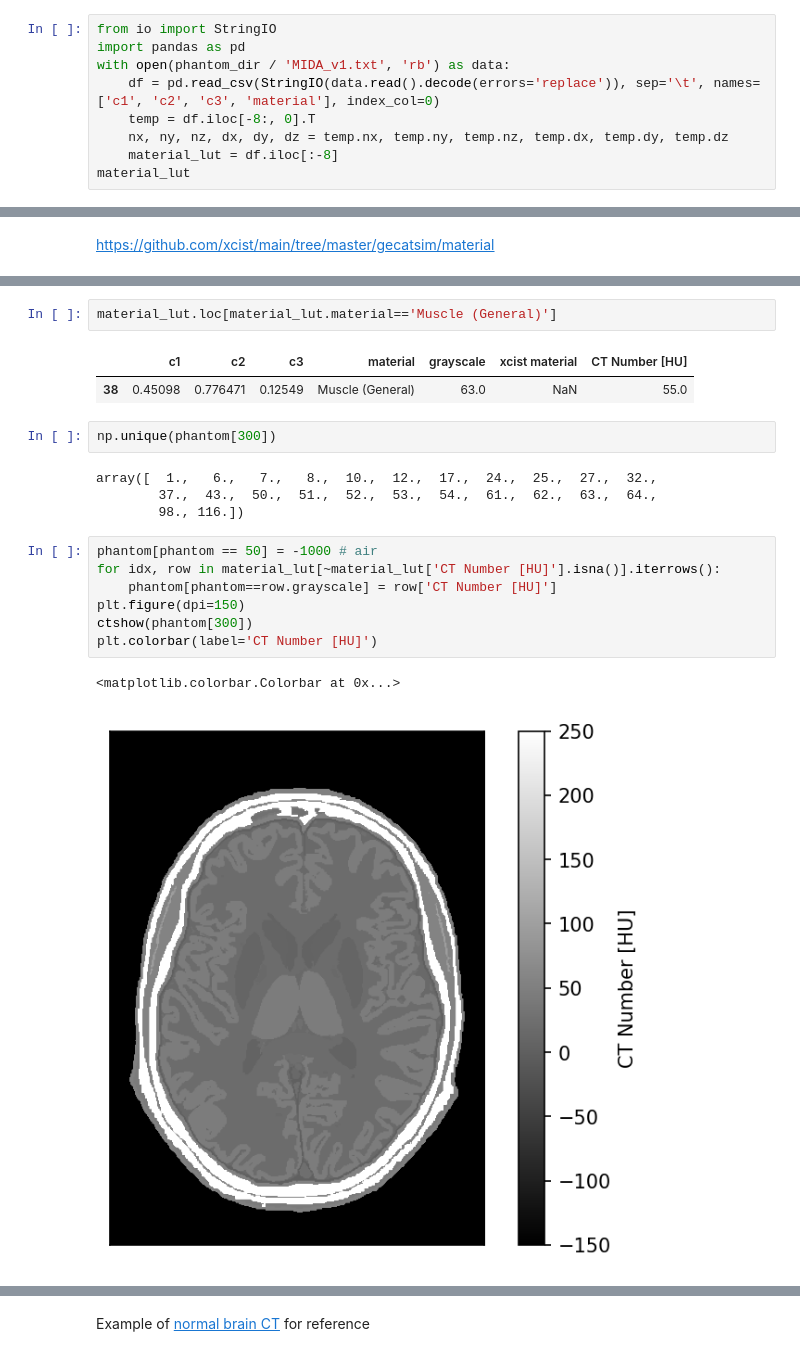
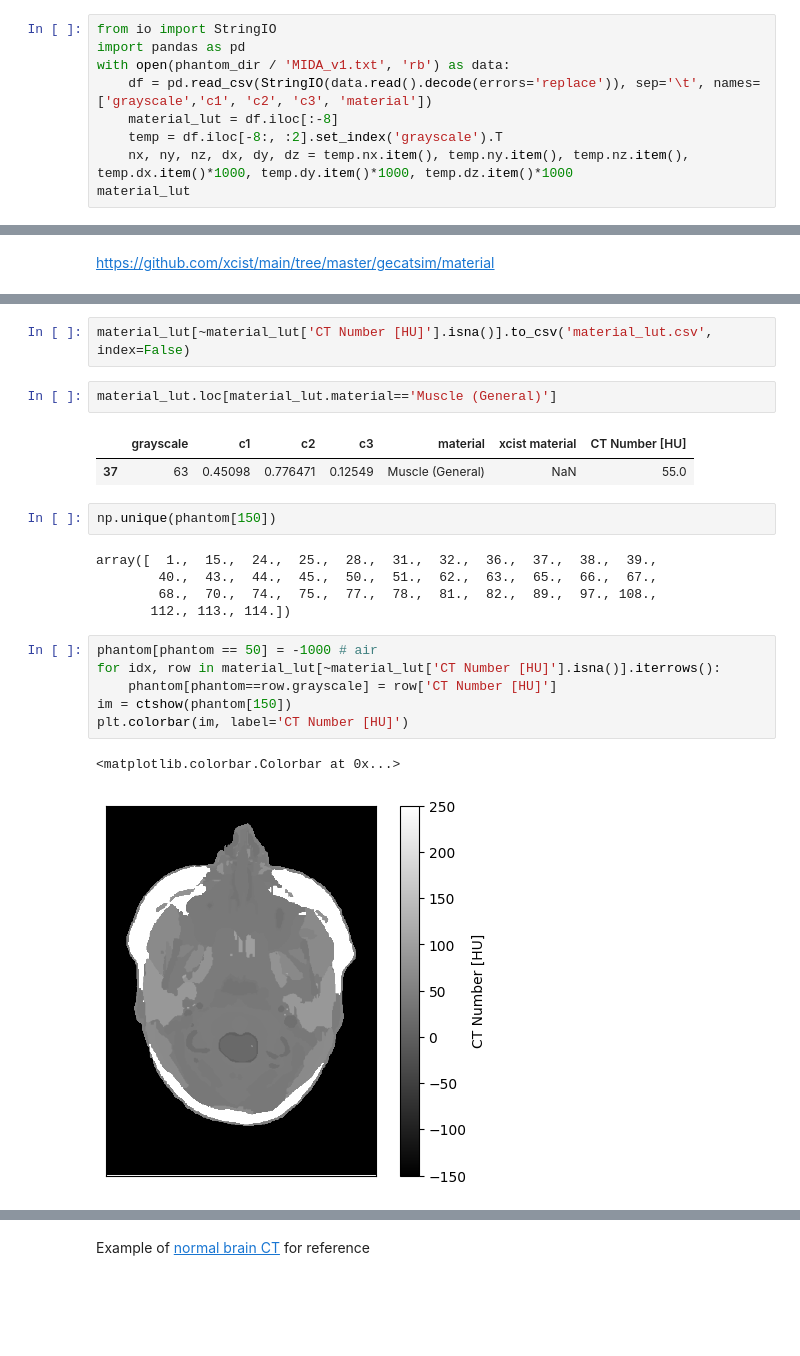
Before and after one commit to brandonjnelsonFDA/PedSilicoICH, a Jupyter notebook: notebooks/ct_head_simulations.ipynb, the cells around one changed output, grey strips where cells are left out. Cells and saved outputs as stored; diff of their text form; blank space fills up the shorter version.

```diff
--- a/notebooks/ct_head_simulations.ipynb
+++ b/notebooks/ct_head_simulations.ipynb
@@ -50,9 +41,9 @@ Below is the look up table for each segment, next step is assigning each an appr
 from io import StringIO
 import pandas as pd
 with open(phantom_dir / 'MIDA_v1.txt', 'rb') as data:
-    df = pd.read_csv(StringIO(data.read().decode(errors='replace')), sep='\t', names=['c1', 'c2', 'c3', 'material'], index_col=0)
-    temp = df.iloc[-8:, 0].T
-    nx, ny, nz, dx, dy, dz = temp.nx, temp.ny, temp.nz, temp.dx, temp.dy, temp.dz
+    df = pd.read_csv(StringIO(data.read().decode(errors='replace')), sep='\t', names=['grayscale','c1', 'c2', 'c3', 'material'])
     material_lut = df.iloc[:-8]
+    temp = df.iloc[-8:, :2].set_index('grayscale').T
+    nx, ny, nz, dx, dy, dz = temp.nx.item(), temp.ny.item(), temp.nz.item(), temp.dx.item()*1000, temp.dy.item()*1000, temp.dz.item()*1000
 material_lut
 # %% [output]
@@ -183,21 +168,23 @@ See the caveats in the documentation: https://pandas.pydata.org/pandas-docs/stab
+# %%
+material_lut[~material_lut['CT Number [HU]'].isna()].to_csv('material_lut.csv', index=False)
 # %%
 material_lut.loc[material_lut.material=='Muscle (General)']
 # %% [output]
-|  | c1 | c2 | c3 | material | grayscale | xcist material | CT Number [HU] |
-| 38 | 0.45098 | 0.776471 | 0.12549 | Muscle (General) | 63.0 | NaN | 55.0 |
+|  | grayscale | c1 | c2 | c3 | material | xcist material | CT Number [HU] |
+| 37 | 63 | 0.45098 | 0.776471 | 0.12549 | Muscle (General) | NaN | 55.0 |
 # %%
-np.unique(phantom[300])
+np.unique(phantom[150])
 # %% [output]
-array([  1.,   6.,   7.,   8.,  10.,  12.,  17.,  24.,  25.,  27.,  32.,
-        37.,  43.,  50.,  51.,  52.,  53.,  54.,  61.,  62.,  63.,  64.,
-        98., 116.])
+array([  1.,  15.,  24.,  25.,  28.,  31.,  32.,  36.,  37.,  38.,  39.,
+        40.,  43.,  44.,  45.,  50.,  51.,  62.,  63.,  65.,  66.,  67.,
+        68.,  70.,  74.,  75.,  77.,  78.,  81.,  82.,  89.,  97., 108.,
+       112., 113., 114.])
 # %%
 phantom[phantom == 50] = -1000 # air
 for idx, row in material_lut[~material_lut['CT Number [HU]'].isna()].iterrows():
     phantom[phantom==row.grayscale] = row['CT Number [HU]']
-plt.figure(dpi=150)
-ctshow(phantom[300])
-plt.colorbar(label='CT Number [HU]')
+im = ctshow(phantom[150])
+plt.colorbar(im, label='CT Number [HU]')
 # %% [output]
 <matplotlib.colorbar.Colorbar at 0x...>
-[figure, old version]
+[figure, new version]
```
Also changed, not shown: parts of 85 cells of this notebook, 3 other files.
